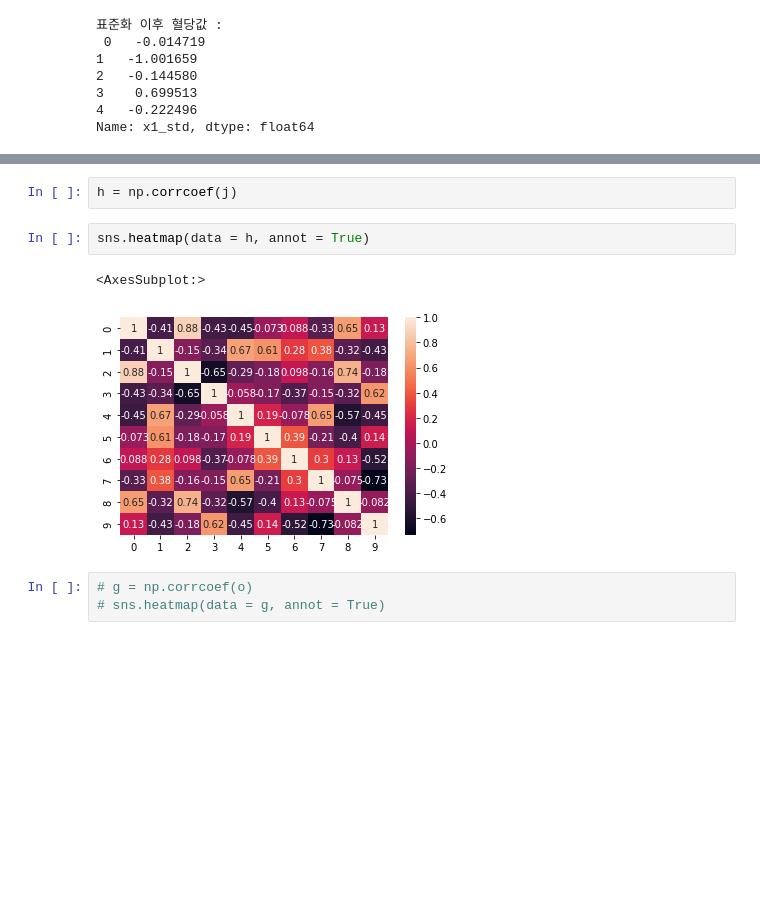
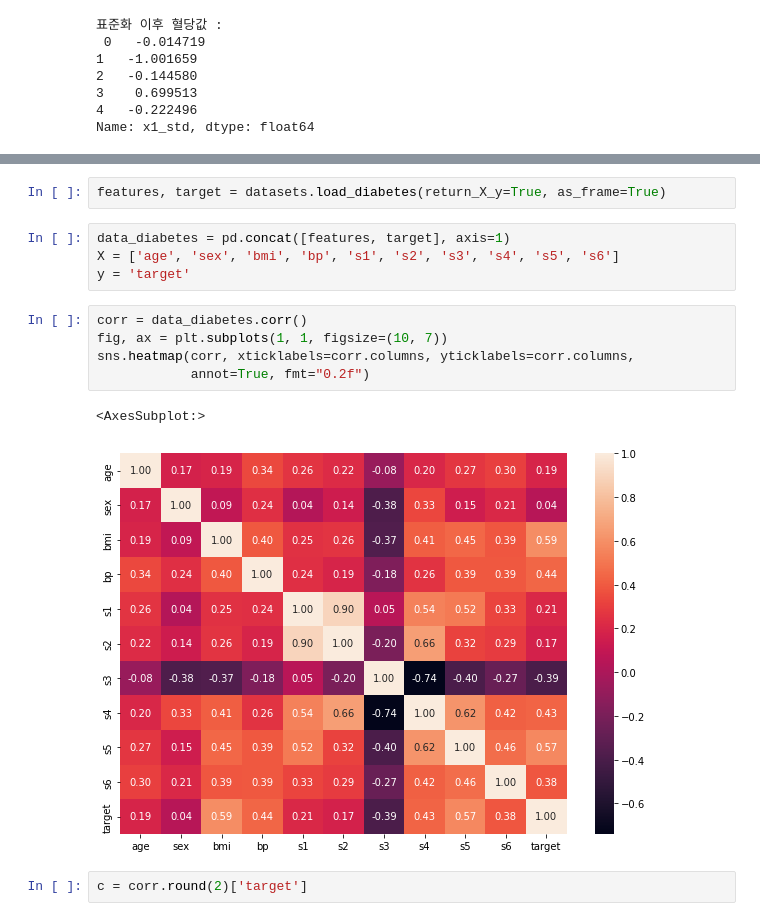
Before and after one commit to silcream/3_1machinelearning, a Jupyter notebook: 8장 심화문제.ipynb, the cells around one changed output, grey strips where cells are left out. Saved outputs shown, nothing was run; the diff lists cells and outputs as text; blank space fills up the shorter version.

```diff
--- a/8장 심화문제.ipynb
+++ b/8장 심화문제.ipynb
@@ -161,10 +153,16 @@ o = tst_df[:10]
-# %%
-h = np.corrcoef(j)
-# %%
-sns.heatmap(data = h, annot = True)
-# %% [output]
-<AxesSubplot:>
-[figure, removed]
-# %%
-# g = np.corrcoef(o)
-# sns.heatmap(data = g, annot = True)
+# %%
+features, target = datasets.load_diabetes(return_X_y=True, as_frame=True)
+# %%
+data_diabetes = pd.concat([features, target], axis=1)
+X = ['age', 'sex', 'bmi', 'bp', 's1', 's2', 's3', 's4', 's5', 's6']
+y = 'target'
+# %%
+corr = data_diabetes.corr()
+fig, ax = plt.subplots(1, 1, figsize=(10, 7))
+sns.heatmap(corr, xticklabels=corr.columns, yticklabels=corr.columns,
+            annot=True, fmt="0.2f")
+# %% [output]
+<AxesSubplot:>
+[figure, added]
+# %%
+c = corr.round(2)['target']
```
Also changed, not shown: parts of 23 cells of this notebook, 3 other files.
